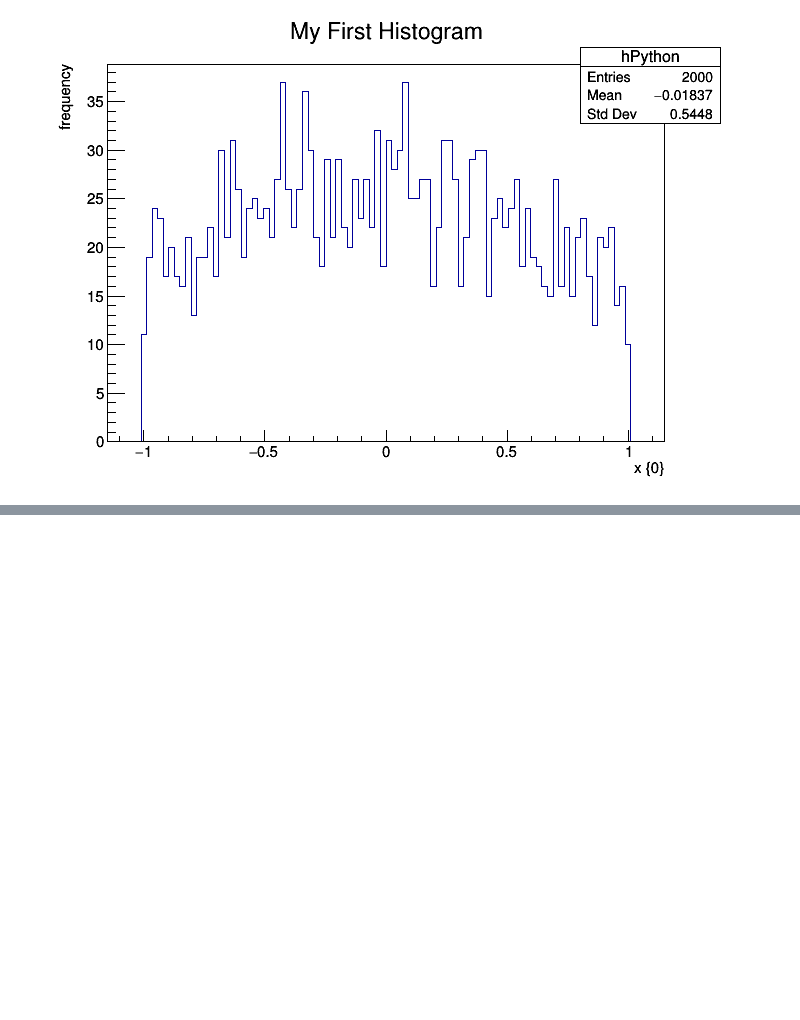
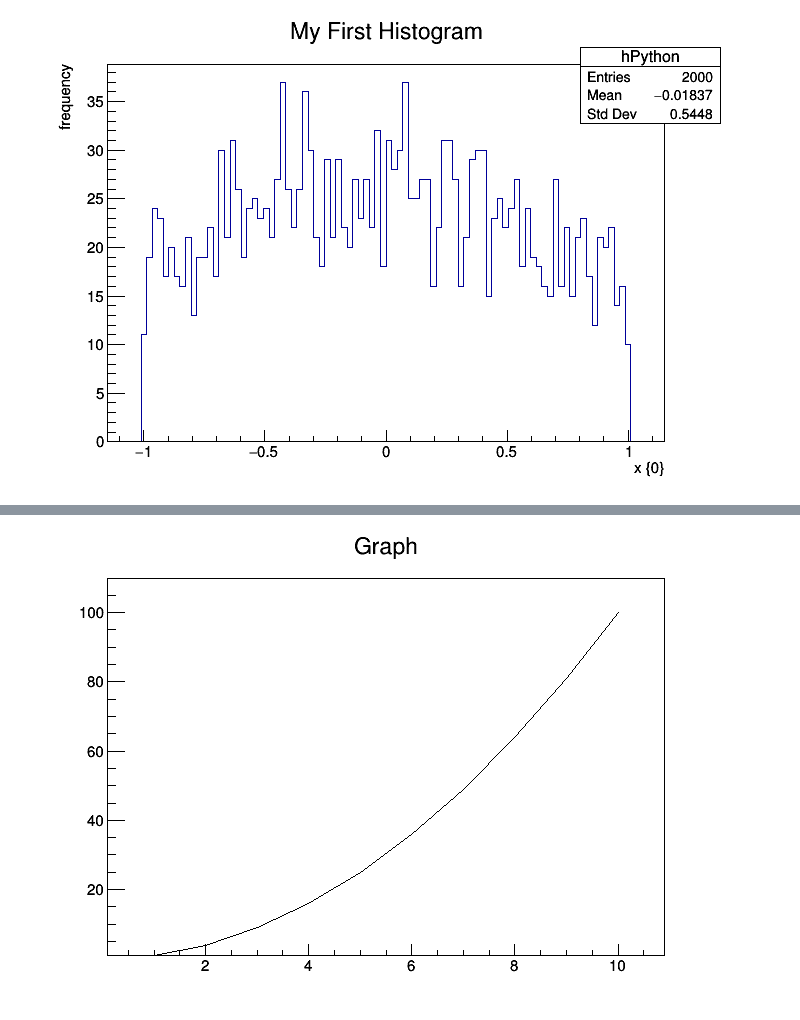
Before and after one commit to shefmarkh/ROOTSheffieldTeachingMaterial2020, a Jupyter notebook: Lecture1.ipynb, the cells around one changed output, grey strips where cells are left out. Cells and saved outputs as stored; diff of their text form; code cells hidden in the pictures; blank space fills up the shorter version.

```diff
--- a/Lecture1.ipynb
+++ b/Lecture1.ipynb
@@ -33,0 +57,19 @@ Info in <TH1F::FillRandom>: Using function axis and range [-1,1]
+# %%
+#Now lets do the same in python - note the way we fill arrays is very different to c++!
+from ROOT import TGraph
+n=10
+from array import array
+x=array('f')
+y=array('f')
+for counter in range(n):
+    x.append(counter+1)
+    y.append(x[counter]*x[counter])
+# %%
+myGraph = TGraph(n,x,y)
+#Note we cd into our canvas sued for python, and empty it with the Clear() function/
+canPython.cd()
+canPython.Clear()
+myGraph.Draw()
+canPython.Draw()
+# %% [output]
+[figure, added]
```
Also changed, not shown: parts of 5 cells of this notebook.
